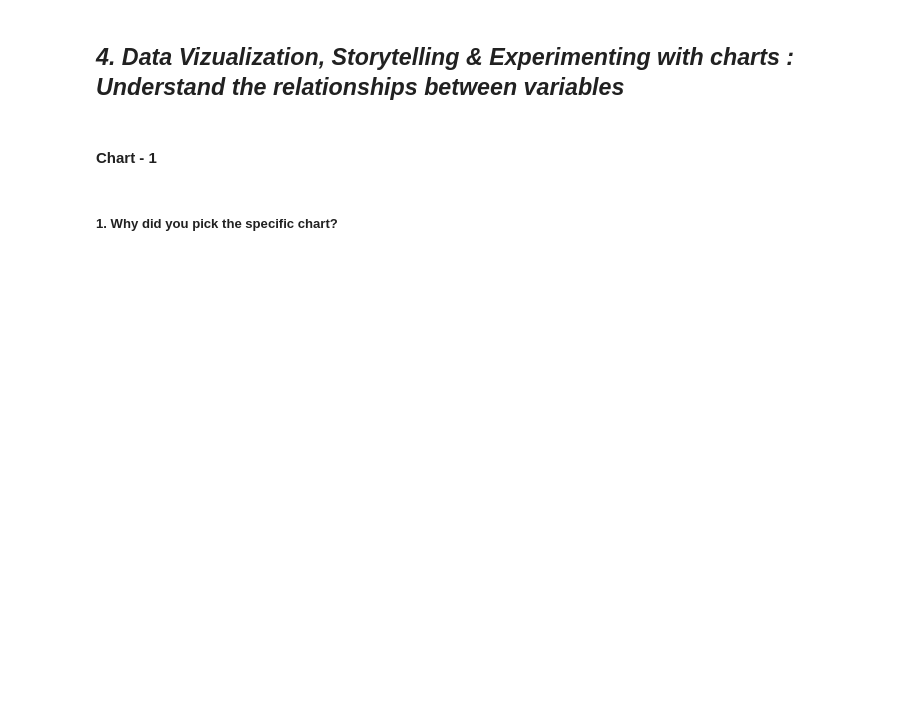
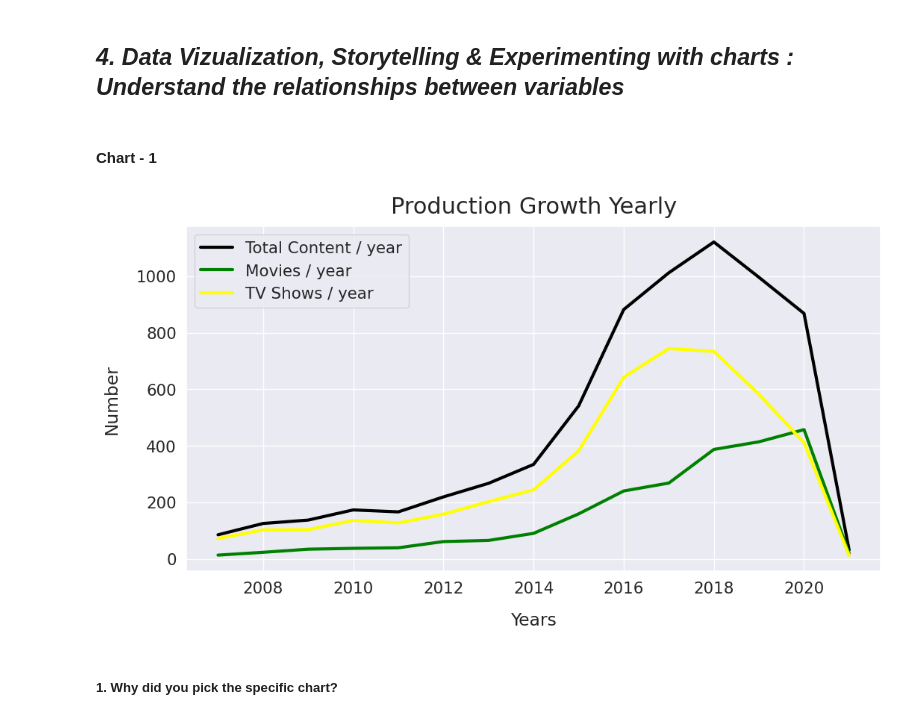
Before and after one commit to ash260498/-Datascience, a Jupyter notebook: Netflix_Movies_and_TV_shows_Clustering.ipynb, the cells around one changed output. Saved outputs shown, nothing was run; the diff lists cells and outputs as text; code cells hidden in the pictures; blank space fills up the shorter version.

```diff
--- a/Netflix_Movies_and_TV_shows_Clustering.ipynb
+++ b/Netflix_Movies_and_TV_shows_Clustering.ipynb
@@ -300,0 +299,5 @@ array(['TV Show', 'Movie'], dtype=object)
+# %%
+# Write your code to make your dataset analysis ready.
+yearly_movies=df[df.type =='TV Show']['release_year'].value_counts().sort_index(ascending=False).head(15)
+yearly_shows=df[df.type =='Movie']['release_year'].value_counts().sort_index(ascending=False).head(15)
+total_content=df['release_year'].value_counts().sort_index(ascending=False).head(15)
@@ -311,3 +736,15 @@ Answer Here.
+# %%
+# Chart - 1 visualization code
+sns.set(font_scale=1.4)
+total_content.plot(figsize=(12, 6), linewidth=3, color='black',label="Total Content / year")
+yearly_movies.plot(figsize=(12, 6), linewidth=3, color='green',label="Movies / year",ms=3)
+yearly_shows.plot(figsize=(12, 6), linewidth=3, color='yellow',label="TV Shows / year")
+plt.xlabel("Years", labelpad=15)
+plt.ylabel("Number", labelpad=15)
+plt.legend()
+plt.title("Production Growth Yearly", y=1.02, fontsize=22);
+# %% [output]
+[figure, added]
 # %% [markdown]
 ##### 1. Why did you pick the specific chart?
 # %% [markdown]
```
Also changed, not shown: parts of 75 cells of this notebook.
